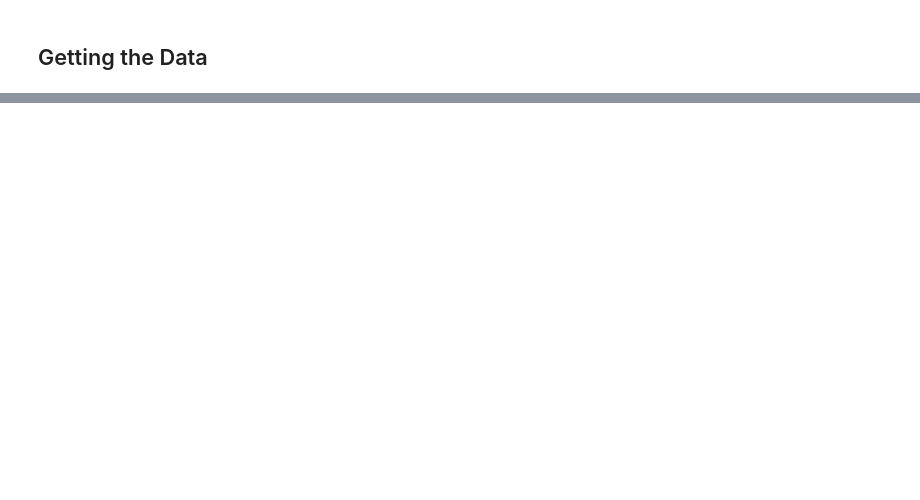
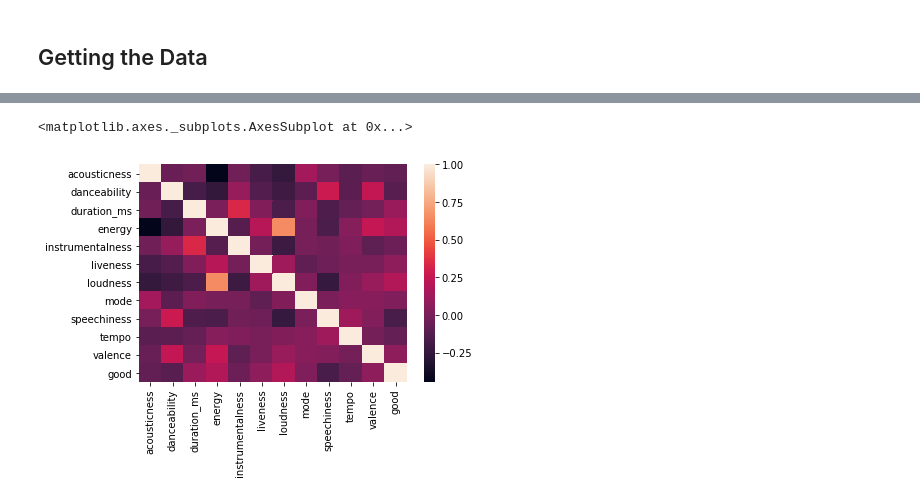
Before and after one commit to rolandqli/Playlist-Recommendations, a Jupyter notebook: Playlist Recommendations.ipynb, the cells around one changed output, grey strips where cells are left out. Saved outputs shown, nothing was run; the diff lists cells and outputs as text; code cells hidden in the pictures; blank space fills up the shorter version.

```diff
--- a/Playlist Recommendations.ipynb
+++ b/Playlist Recommendations.ipynb
@@ -74,7 +43,40 @@ while i < len(track_list):
     features.append(spotify_obj.audio_features(track_ids[i])[0])
     i += 1
+# %%
+def generalgenre(genrelist):
+    if 'edm' in genrelist or 'pop edm' in genrelist:
+        return 'edm'
+    elif 'hip hop' in genrelist or 'rap' in genrelist:
+        return 'hip hop'
+    elif  ('pop' in genrelist or 'k-pop' in genrelist) and ('dance pop' in genrelist or 'pop rap' in genrelist) or ('dance pop' in genrelist and 'pop rap' in genrelist):
+        return 'pop'
+    elif 'r&b' in genrelist:
+        return 'r&b'
+    elif 'modern rock' in genrelist:
+        return 'rock'
+    for genre in genrelist:
+        string = genre.split()
+        if string[-1] in ['brostep','house','disco','dance','electropop'] or string[0] == 'dance':
+            return 'edm'
+        elif string[-1] == 'hop' or genre.split()[-1] == 'rap' or genre.split()[0] == 'trap':
+            return 'hip hop'
+        elif string[-1] == 'rock':
+            return 'rock'
+        elif string[-1] == 'pop' or string[0] == 'pop':
+            return 'pop'
+    return 'pop'
+
+def leadingartist(artistlist):
+    lead = artistlist[0]
+    for artist in artistlist:
+        if spotify_obj.artist(artist['id'])['genres'] != []:
+            return artist['name'], artist['id']
+    return lead['name'], lead['id']
 # %%
 df = pd.DataFrame(features, tracks)
 df['artist'] = artist
+df['artist'] = df['artist'].apply(leadingartist)
+df['artist_id'] = df['artist'].apply(lambda x: x[1])
+df['artist'] = df['artist'].apply(lambda x: x[0])
 df.drop(['analysis_url','track_href', 'type','uri', 'time_signature'],axis = 1,inplace = True)
-df.head()
+df
@@ -113,0 +83,7 @@ df.head()
+# %%
+genre = []
+for artist in df['artist_id']:
+    genre.append(spotify_obj.artist(artist)['genres'])
+df['genre'] = genre
+df['genre'] = df['genre'].apply(generalgenre)
+df.head()
@@ -113,0 +298,5 @@ df.head()
+# %%
+sns.heatmap(df.corr())
+# %% [output]
+<matplotlib.axes._subplots.AxesSubplot at 0x...>
+[figure, added]
```
Also changed, not shown: parts of 38 cells of this notebook.
